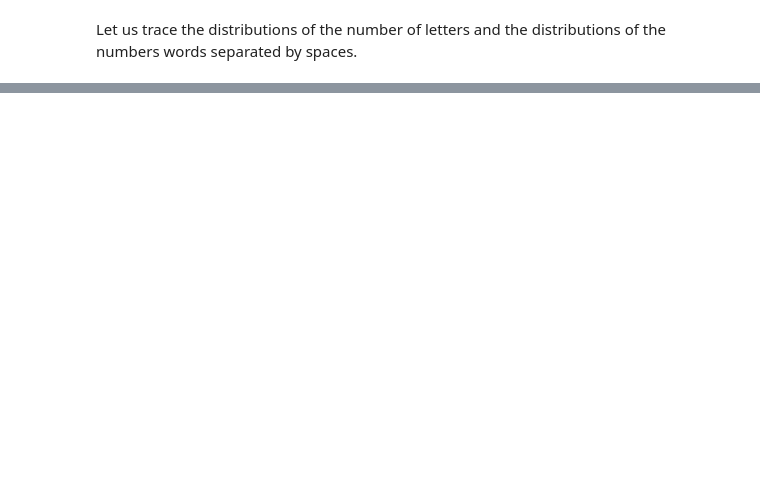
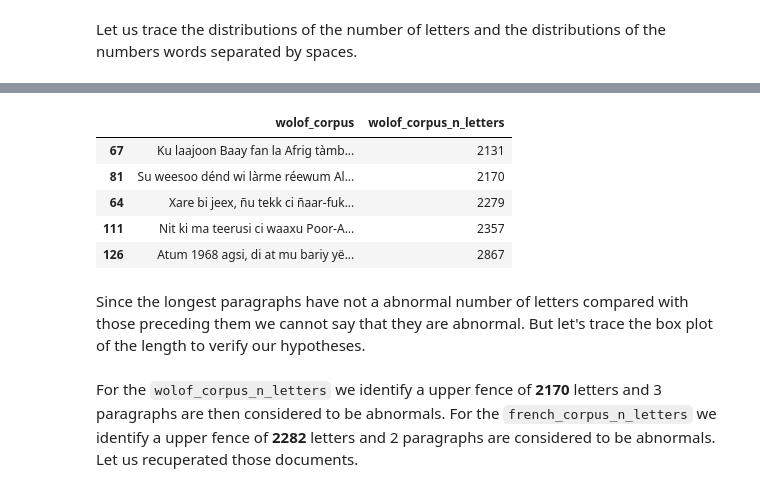
Before and after one commit to Oumar199/Wolof_traduction, a Jupyter notebook: text_processing1.ipynb, the cells around one changed output, grey strips where cells are left out. Saved outputs shown, nothing was run; the diff lists cells and outputs as text; code cells hidden in the pictures; blank space fills up the shorter version.

```diff
--- a/text_processing1.ipynb
+++ b/text_processing1.ipynb
@@ -150,0 +210,11 @@ We have the same tendency both for the number of letters and for the number of w
+# %%
+bot_wolof_corpora
+# %% [output]
+|  | wolof_corpus | wolof_corpus_n_letters |
+| 67 | Ku laajoon Baay fan la Afrig tàmb... | 2131 |
+| 81 | Su weesoo dénd wi làrme réewum Al... | 2170 |
+| 64 | Xare bi jeex, ñu tekk ci ñaar-fuk... | 2279 |
+| 111 | Nit ki ma teerusi ci waaxu Poor-A... | 2357 |
+| 126 | Atum 1968 agsi, di at mu bariy yë... | 2867 |
+# %% [markdown]
+Since the longest paragraphs have not a abnormal number of letters compared with those preceding them we cannot say that they are abnormal. But let's trace the box plot of the length to verify our hypotheses.
@@ -150,0 +223,2 @@ We have the same tendency both for the number of letters and for the number of w
+# %% [markdown]
+For the `wolof_corpus_n_letters` we identify a upper fence of **2170** letters and 3 paragraphs are then considered to be abnormals. For the `french_corpus_n_letters` we identify a upper fence of **2282** letters and 2 paragraphs are considered to be abnormals. Let us recuperated those documents.
```
Also changed, not shown: parts of 43 cells of this notebook, 4 other files.
